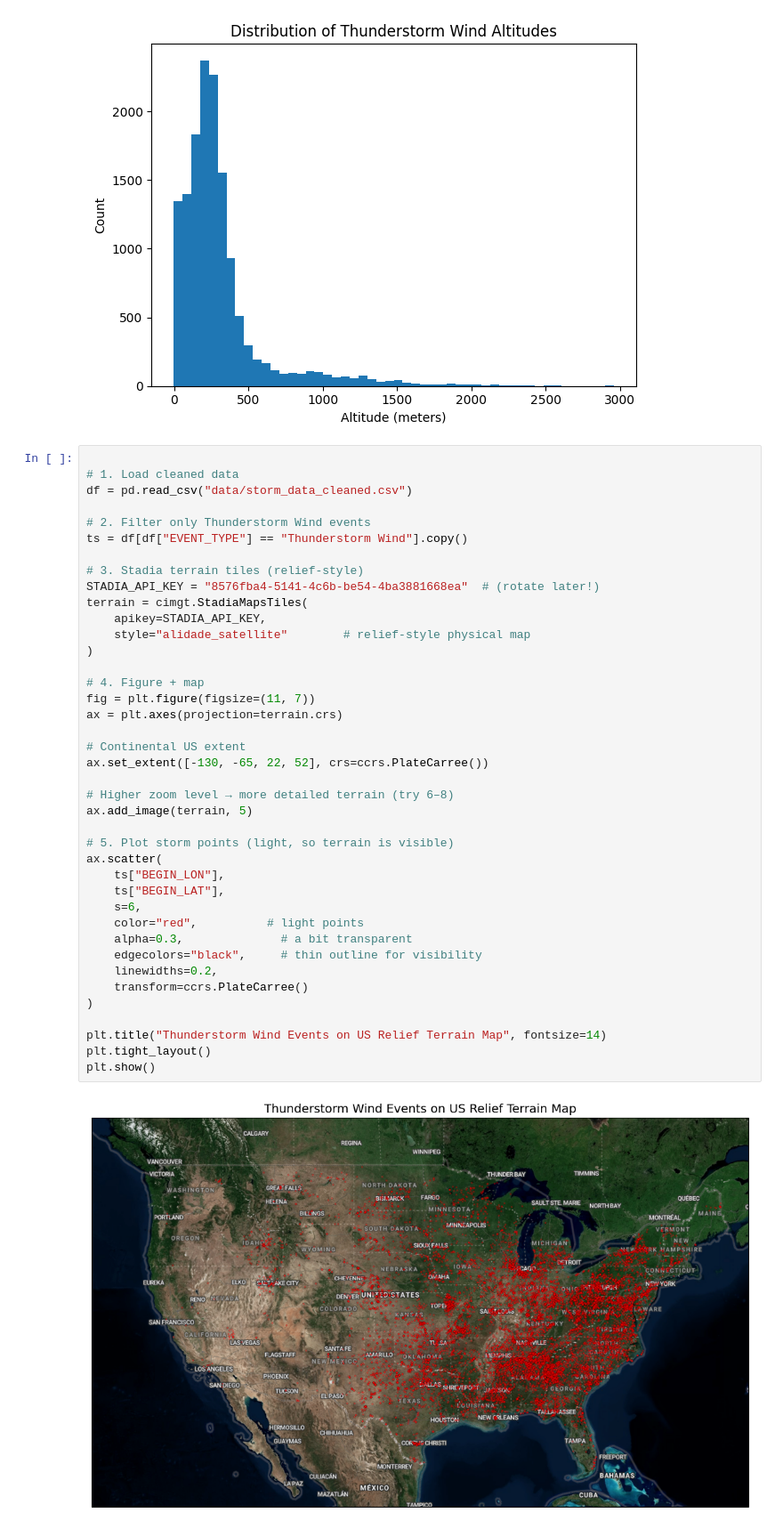
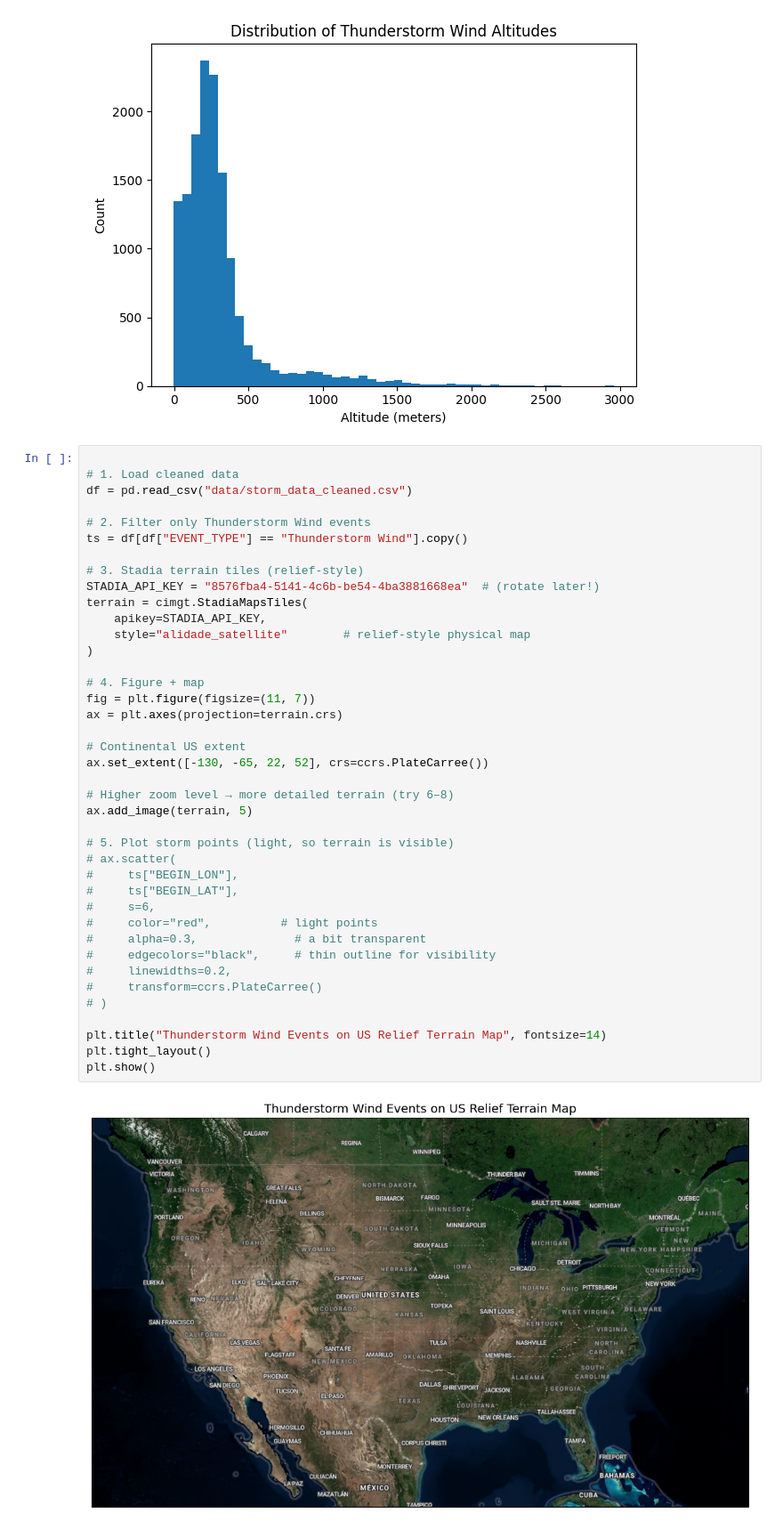
Before and after one commit to 110325-Data-Foundations/Group2FinalProject, a Jupyter notebook: analysis.ipynb, the cells around one changed output. Shown at 89% size. Cells and saved outputs as stored; diff of their text form.

```diff
--- a/analysis.ipynb
+++ b/analysis.ipynb
@@ -218,41 +218,41 @@ plt.show()
 
 # 1. Load cleaned data
 df = pd.read_csv("data/storm_data_cleaned.csv")
 
 # 2. Filter only Thunderstorm Wind events
 ts = df[df["EVENT_TYPE"] == "Thunderstorm Wind"].copy()
 
 # 3. Stadia terrain tiles (relief-style)
 STADIA_API_KEY = "8576fba4-5141-4c6b-be54-4ba3881668ea"  # (rotate later!)
 terrain = cimgt.StadiaMapsTiles(
     apikey=STADIA_API_KEY,
     style="alidade_satellite"        # relief-style physical map
 )
 
 # 4. Figure + map
 fig = plt.figure(figsize=(11, 7))
 ax = plt.axes(projection=terrain.crs)
 
 # Continental US extent
 ax.set_extent([-130, -65, 22, 52], crs=ccrs.PlateCarree())
 
 # Higher zoom level → more detailed terrain (try 6–8)
 ax.add_image(terrain, 5)
 
 # 5. Plot storm points (light, so terrain is visible)
-ax.scatter(
-    ts["BEGIN_LON"],
-    ts["BEGIN_LAT"],
-    s=6,
-    color="red",          # light points
-    alpha=0.3,              # a bit transparent
-    edgecolors="black",     # thin outline for visibility
-    linewidths=0.2,
-    transform=ccrs.PlateCarree()
-)
+# ax.scatter(
+#     ts["BEGIN_LON"],
+#     ts["BEGIN_LAT"],
+#     s=6,
+#     color="red",          # light points
+#     alpha=0.3,              # a bit transparent
+#     edgecolors="black",     # thin outline for visibility
+#     linewidths=0.2,
+#     transform=ccrs.PlateCarree()
+# )
 
 plt.title("Thunderstorm Wind Events on US Relief Terrain Map", fontsize=14)
 plt.tight_layout()
 plt.show()
 # %% [output]
-[figure, old version]
+[figure, new version]
```
Also changed, not shown: 1 other file.
